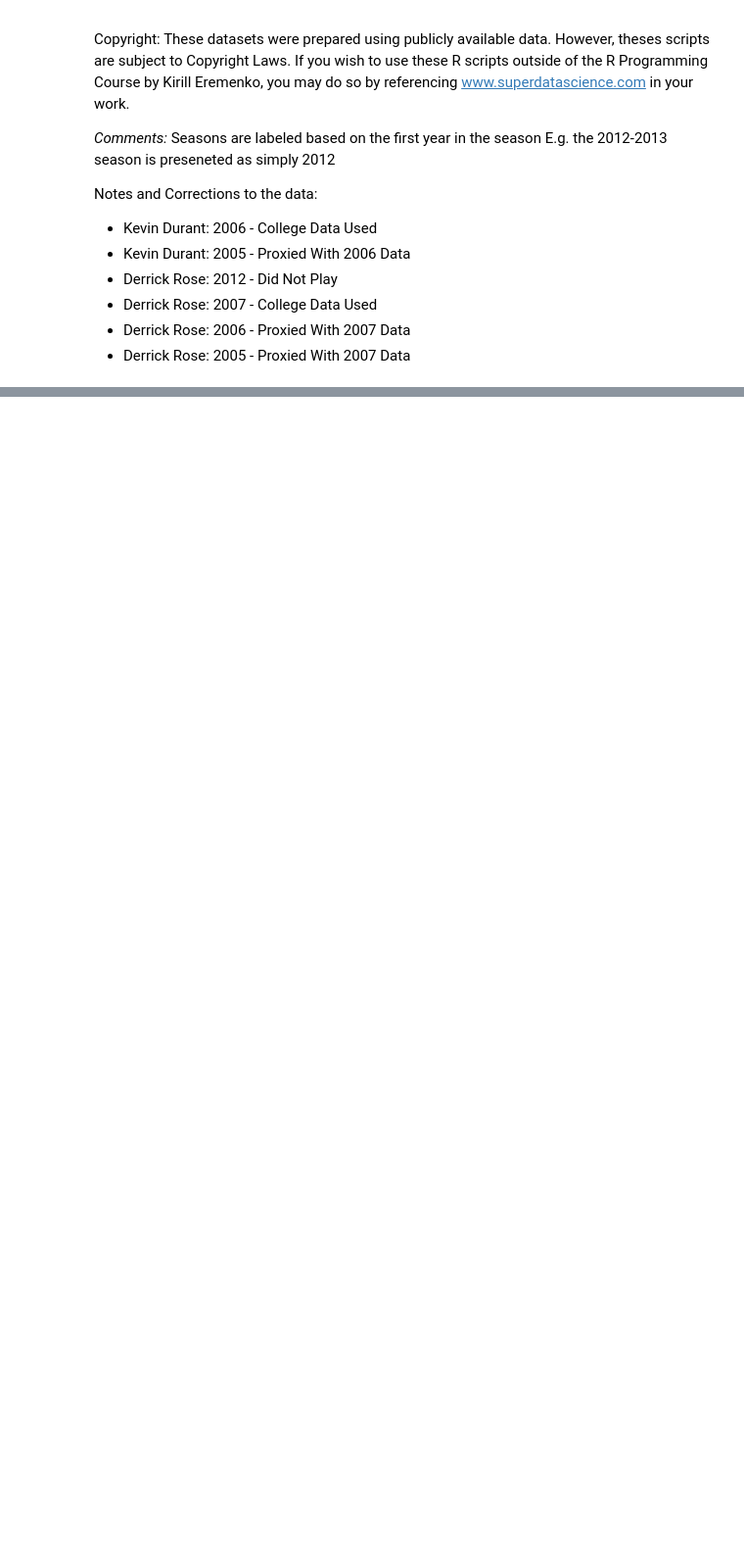
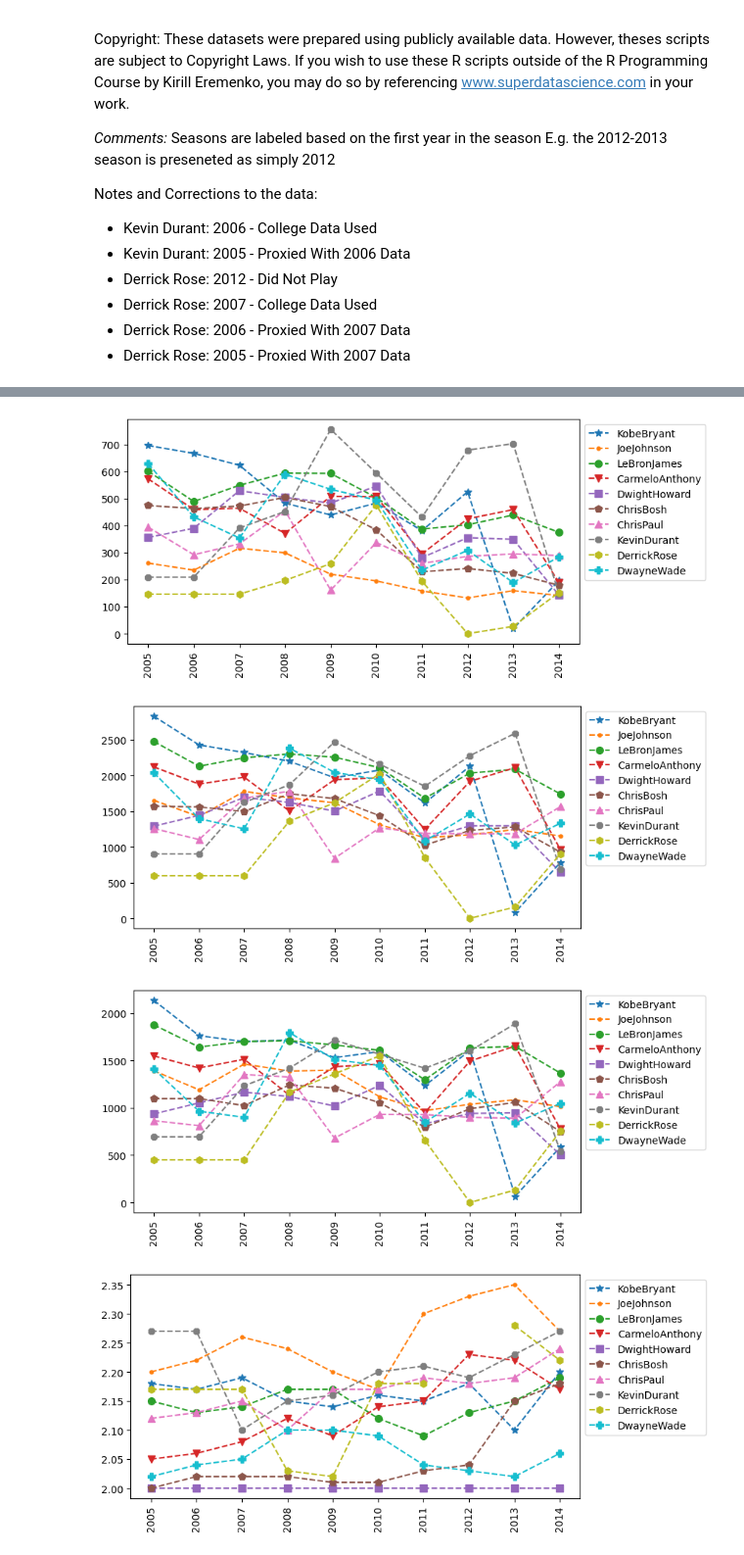
Before and after one commit to supershao1/PythonA-Z, a Jupyter notebook: Section_4_Homework_data.ipynb, the cells around one changed output, grey strips where cells are left out. Shown: that part at 98% size. Cells and saved outputs as stored; diff of their text form; code cells hidden in the pictures; blank space fills up the shorter version.

```diff
--- a/Section_4_Homework_data.ipynb
+++ b/Section_4_Homework_data.ipynb
@@ -79,0 +289,3 @@ DwayneWade_FTA = [803,535,467,771,702,652,297,425,258,370]
+# %%
+PTwoFT = np.matrix(Points - FT)
+PTwoFT
@@ -79,0 +303,3 @@ DwayneWade_FTA = [803,535,467,771,702,652,297,425,258,370]
+# %%
+PlayStyle = np.matrix.round(PTwoFT / FieldGoals,2)
+PlayStyle
@@ -79,0 +317,10 @@ DwayneWade_FTA = [803,535,467,771,702,652,297,425,258,370]
+# %%
+myplot(FT)
+myplot(Points)
+myplot(PTwoFT)
+myplot(PlayStyle)
+# %% [output]
+[figure, added]
+[figure, added]
+[figure, added]
+[figure, added]
```
Also changed, not shown: parts of 13 cells of this notebook.
